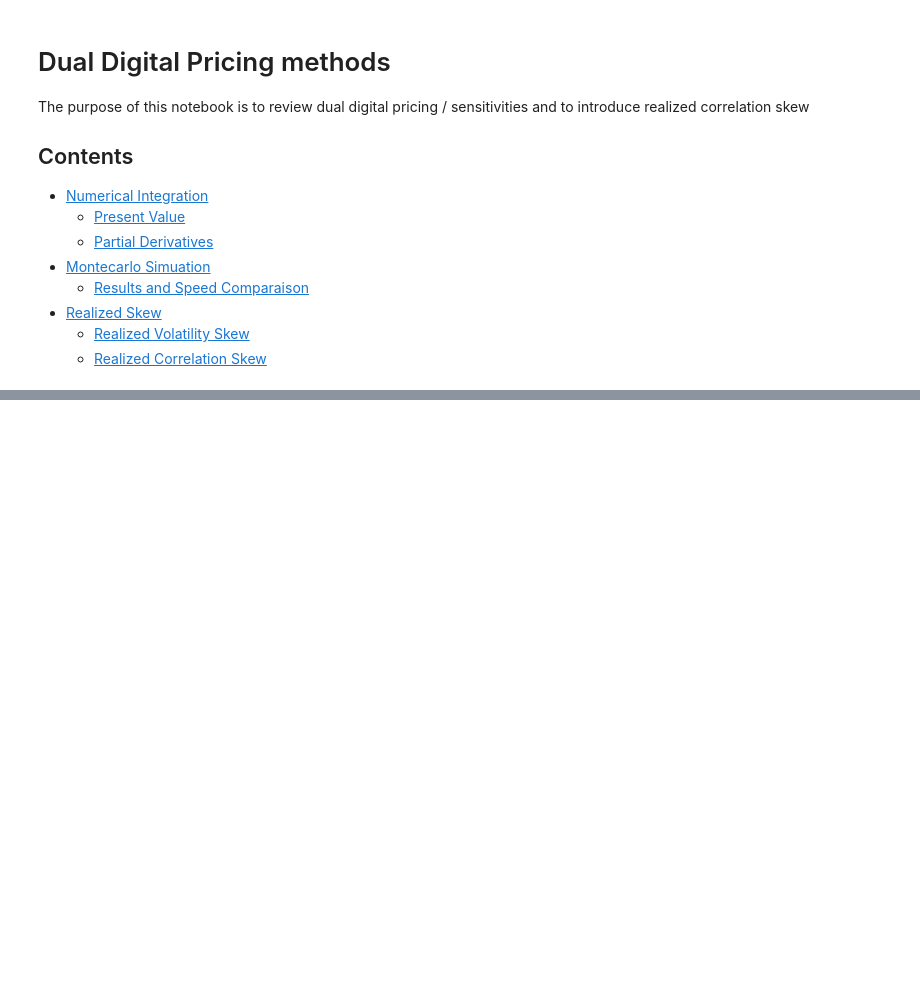
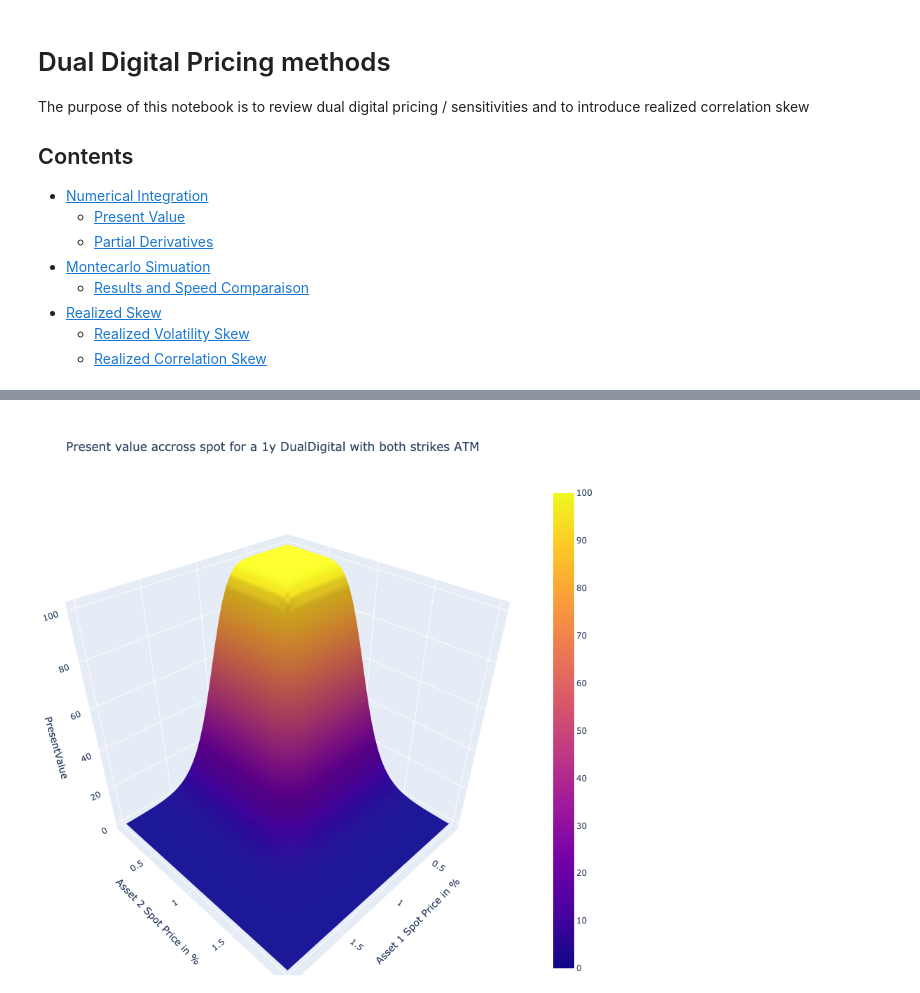
Before and after one commit to kevinlaventure/HumanLearning, a Jupyter notebook: Experiment/dual_digital_analysis.ipynb, the cells around one changed output, grey strips where cells are left out. Cells and saved outputs as stored; diff of their text form; code cells hidden in the pictures; blank space fills up the shorter version.

```diff
--- a/Experiment/dual_digital_analysis.ipynb
+++ b/Experiment/dual_digital_analysis.ipynb
@@ -45,7 +49,7 @@ $$Probability = \int_{K_{x}}^{+\infty}\int_{K_{y}}^{+\infty} f(x, y) dy dx $$
 # %%
 data = dict()
-for st1 in tqdm(np.linspace(start=0.1, stop=2, num=20)):
-    for st2 in np.linspace(start=0.1, stop=2, num=20):
+for st1 in tqdm(np.linspace(start=0.1, stop=2, num=40)):
+    for st2 in np.linspace(start=0.1, stop=2, num=40):
         priceable = DualDigital(
             st1=st1, k1=1, iv1=0.2, q1=0, b1=0, direction1='down',
             st2=st2, k2=1, iv2=0.2, q2=0, b2=0, direction2='down',
@@ -82,0 +62,13 @@ results.head()
+# %%
+fig = go.Figure(data=[go.Surface(x=data_df.index, y=data_df.columns, z=data_df.values)])
+fig.update_layout(
+    title = "Present value accross spot for a 1y DualDigital with both strikes ATM",
+    scene = dict(
+        xaxis_title='Asset 1 Spot Price in %',
+        yaxis_title='Asset 2 Spot Price in %',
+        zaxis_title='PresentValue'),
+    width=800, height=800, margin=dict(r=1, b=1, l=1, t=100))
+
+fig.show('png')
+# %% [output]
+[figure, added]
```
Also changed, not shown: parts of 24 cells of this notebook, 1 other file.
